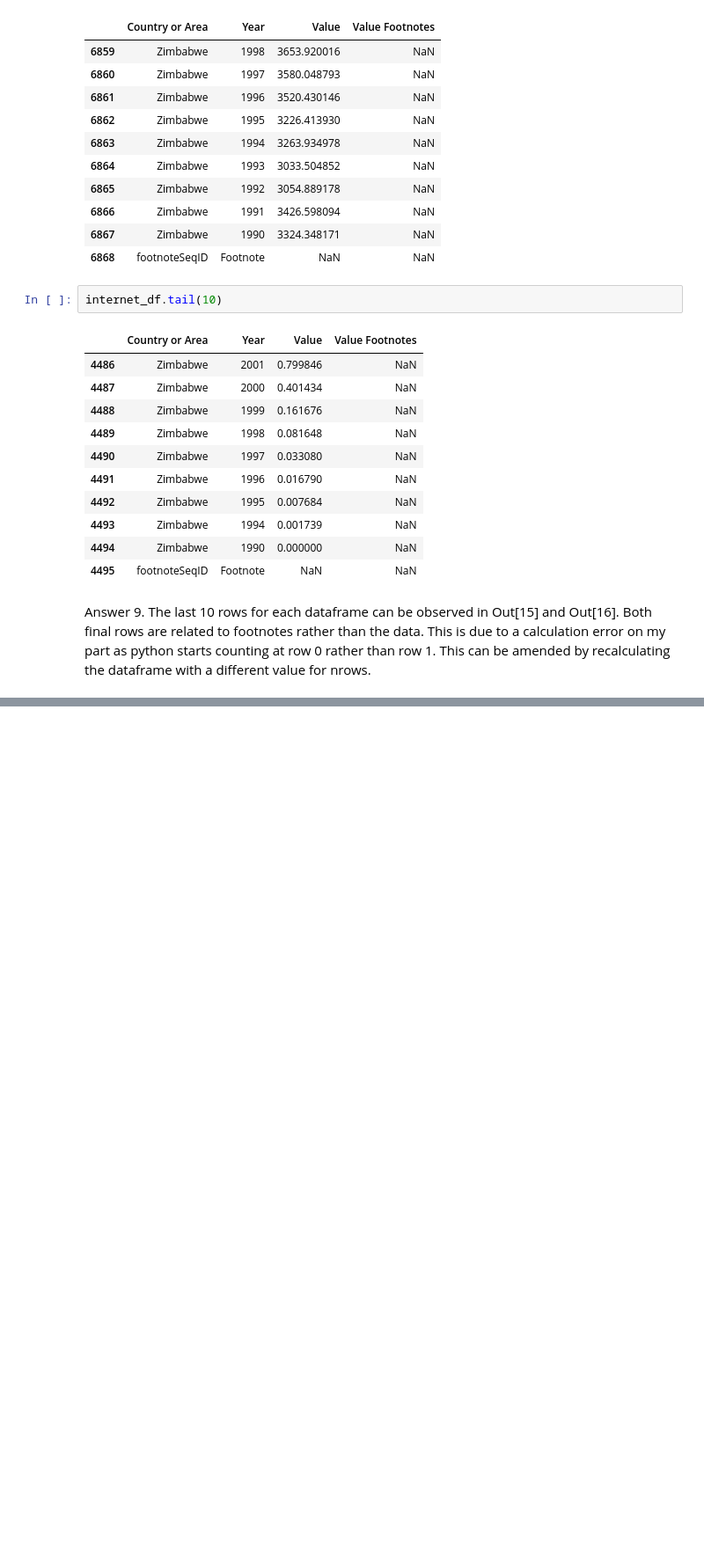
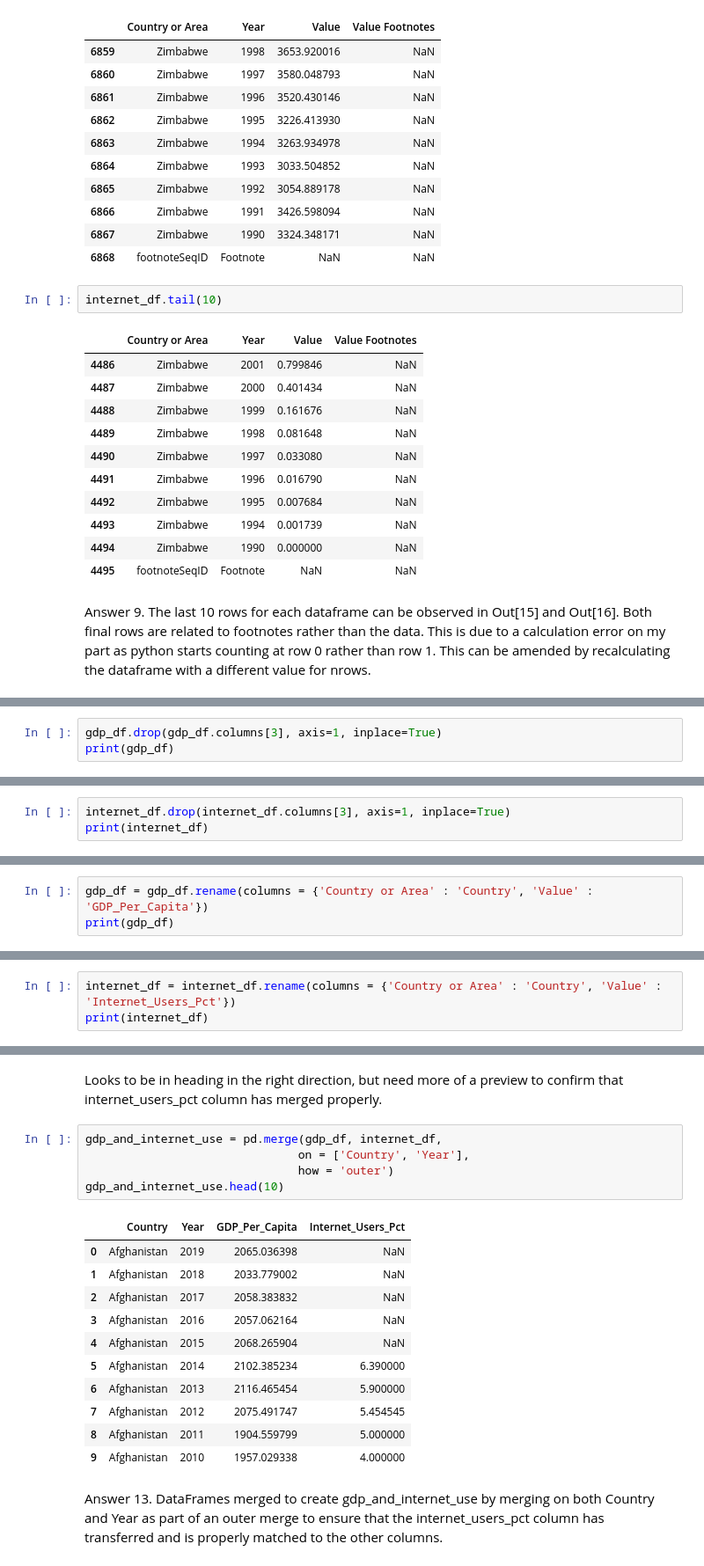
Before and after one commit to NSS-Data-Analytics-Cohort-6/gdp-and-internet-usage-caitbrown12, a Jupyter notebook: notebook/gdp_internet_usage_assignment.ipynb, the cells around one changed output, grey strips where cells are left out. Shown at 88% size. Saved outputs shown, nothing was run; the diff lists cells and outputs as text; blank space fills up the shorter version.

```diff
--- a/notebook/gdp_internet_usage_assignment.ipynb
+++ b/notebook/gdp_internet_usage_assignment.ipynb
@@ -117,0 +118,3 @@ For number 10, slice? delete?
+# %%
+gdp_df.drop(gdp_df.columns[3], axis=1, inplace=True)
+print(gdp_df)
@@ -117,0 +136,3 @@ For number 10, slice? delete?
+# %%
+internet_df.drop(internet_df.columns[3], axis=1, inplace=True)
+print(internet_df)
@@ -117,0 +158,3 @@ For number 10, slice? delete?
+# %%
+gdp_df = gdp_df.rename(columns = {'Country or Area' : 'Country', 'Value' : 'GDP_Per_Capita'})
+print(gdp_df)
@@ -117,0 +180,3 @@ For number 10, slice? delete?
+# %%
+internet_df = internet_df.rename(columns = {'Country or Area' : 'Country', 'Value' : 'Internet_Users_Pct'})
+print(internet_df)
@@ -117,0 +232,21 @@ For number 10, slice? delete?
+# %% [markdown]
+Looks to be in heading in the right direction, but need more of a preview to confirm that internet_users_pct column has merged properly.
+# %%
+gdp_and_internet_use = pd.merge(gdp_df, internet_df,
+                               on = ['Country', 'Year'],
+                               how = 'outer')
+gdp_and_internet_use.head(10)
+# %% [output]
+|  | Country | Year | GDP_Per_Capita | Internet_Users_Pct |
+| 0 | Afghanistan | 2019 | 2065.036398 | NaN |
+| 1 | Afghanistan | 2018 | 2033.779002 | NaN |
+| 2 | Afghanistan | 2017 | 2058.383832 | NaN |
+| 3 | Afghanistan | 2016 | 2057.062164 | NaN |
+| 4 | Afghanistan | 2015 | 2068.265904 | NaN |
+| 5 | Afghanistan | 2014 | 2102.385234 | 6.390000 |
+| 6 | Afghanistan | 2013 | 2116.465454 | 5.900000 |
+| 7 | Afghanistan | 2012 | 2075.491747 | 5.454545 |
+| 8 | Afghanistan | 2011 | 1904.559799 | 5.000000 |
+| 9 | Afghanistan | 2010 | 1957.029338 | 4.000000 |
+# %% [markdown]
+Answer 13. DataFrames merged to create gdp_and_internet_use by merging on both Country and Year as part of an outer merge to ensure that the internet_users_pct column has transferred and is properly matched to the other columns.
```
Also changed, not shown: parts of 18 cells of this notebook.
